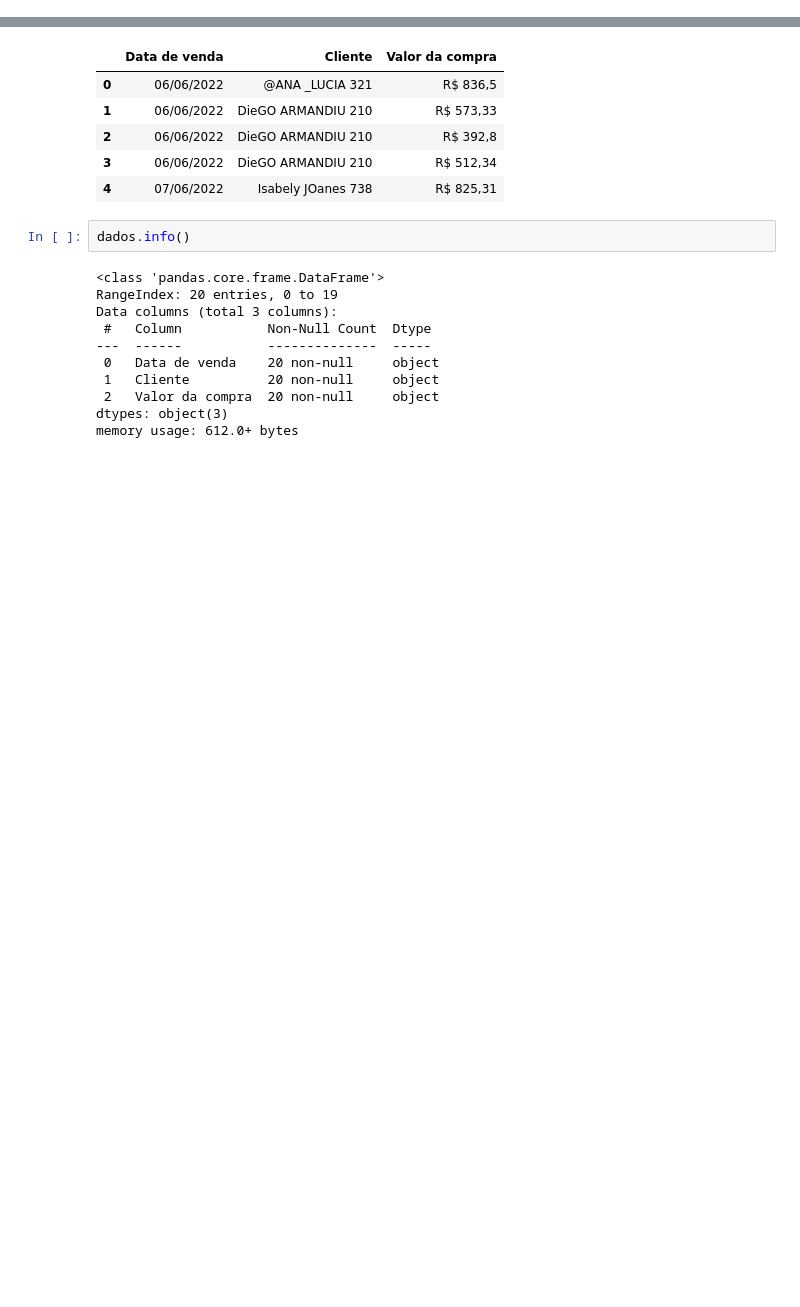
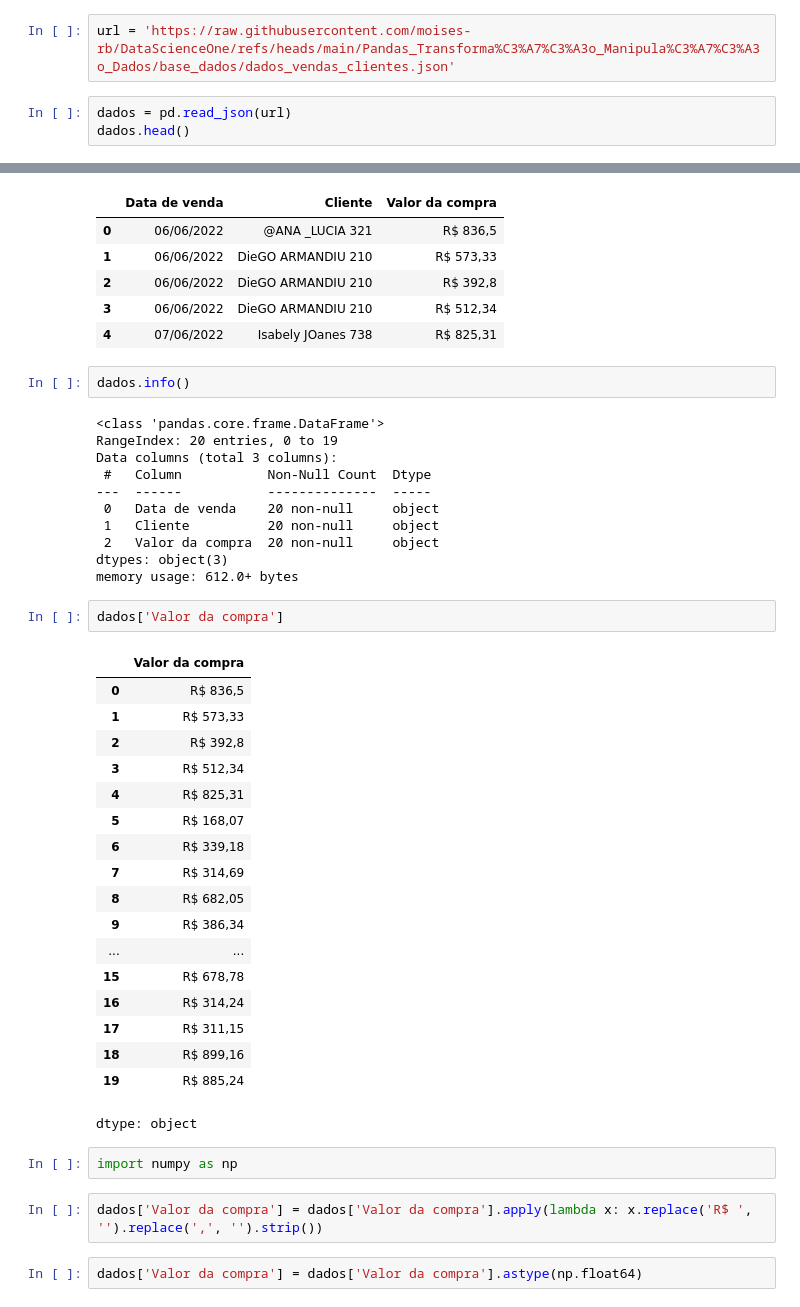
Before and after one commit to moises-rb/DataScienceOne, a Jupyter notebook: Pandas_Transformação_Manipulação_Dados/Projeto_desafio1.ipynb, the cells around one changed output, grey strips where cells are left out. Drawn from its saved outputs; the diff is of its cells as text; blank space fills up the shorter version.

```diff
--- a/Pandas_Transformação_Manipulação_Dados/Projeto_desafio1.ipynb
+++ b/Pandas_Transformação_Manipulação_Dados/Projeto_desafio1.ipynb
@@ -40,0 +5,5 @@ dados.head()
+# %%
+url = 'https://raw.githubusercontent.com/moises-rb/DataScienceOne/refs/heads/main/Pandas_Transforma%C3%A7%C3%A3o_Manipula%C3%A7%C3%A3o_Dados/base_dados/dados_vendas_clientes.json'
+# %%
+dados = pd.read_json(url)
+dados.head()
@@ -99,3 +75,30 @@ Data columns (total 3 columns):
  2   Valor da compra  20 non-null     object
 dtypes: object(3)
 memory usage: 612.0+ bytes
+# %%
+dados['Valor da compra']
+# %% [output]
+|  | Valor da compra |
+| 0 | R$ 836,5 |
+| 1 | R$ 573,33 |
+| 2 | R$ 392,8 |
+| 3 | R$ 512,34 |
+| 4 | R$ 825,31 |
+| 5 | R$ 168,07 |
+| 6 | R$ 339,18 |
+| 7 | R$ 314,69 |
+| 8 | R$ 682,05 |
+| 9 | R$ 386,34 |
+| ... | ... |
+| 15 | R$ 678,78 |
+| 16 | R$ 314,24 |
+| 17 | R$ 311,15 |
+| 18 | R$ 899,16 |
+| 19 | R$ 885,24 |
+dtype: object
+# %%
+import numpy as np
+# %%
+dados['Valor da compra'] = dados['Valor da compra'].apply(lambda x: x.replace('R$ ', '').replace(',', '').strip())
+# %%
+dados['Valor da compra'] = dados['Valor da compra'].astype(np.float64)
```
Also changed, not shown: parts of 7 cells of this notebook.
